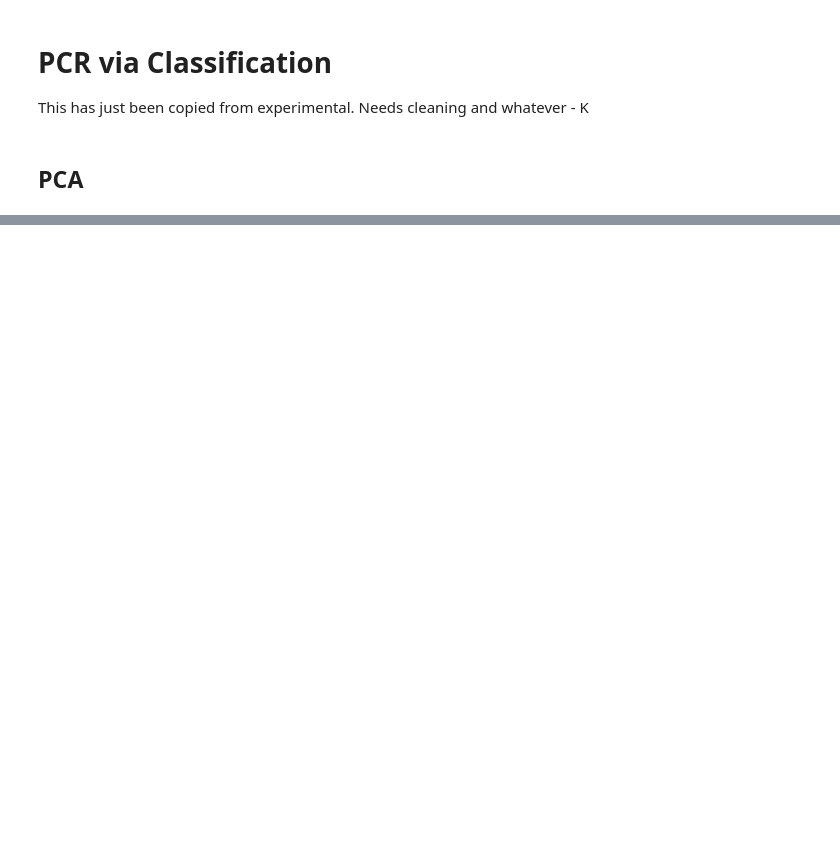
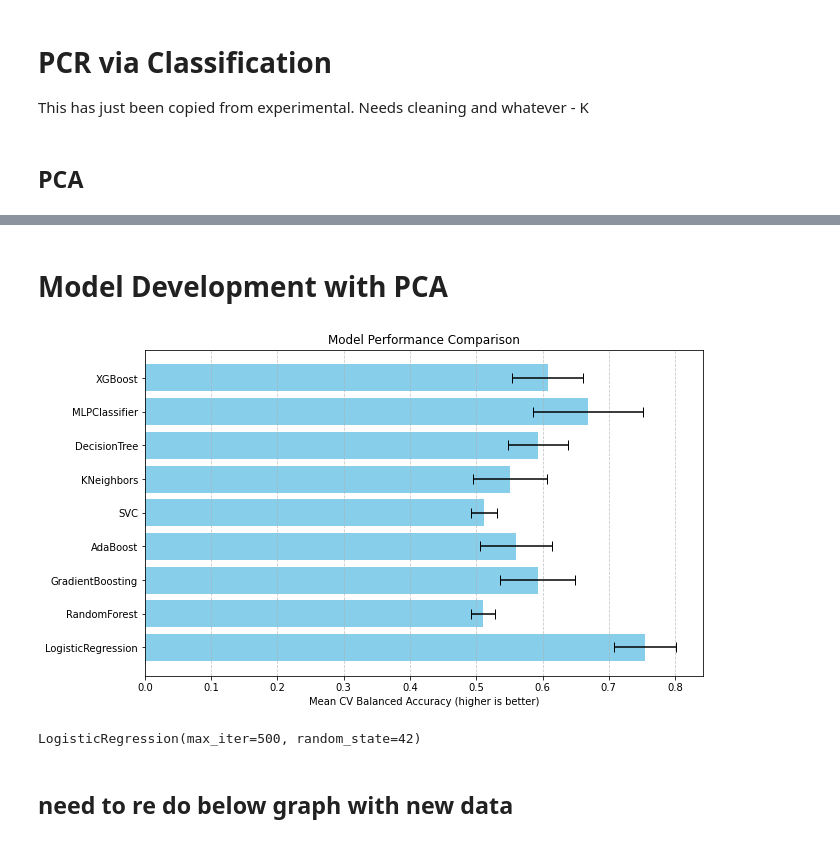
Before and after one commit to KRooL4E/ML_CW2, a Jupyter notebook: PCR_Method_Dev.ipynb, the cells around one changed output, grey strips where cells are left out. Drawn from its saved outputs; the diff is of its cells as text; code cells hidden in the pictures; blank space fills up the shorter version.

```diff
--- a/PCR_Method_Dev.ipynb
+++ b/PCR_Method_Dev.ipynb
@@ -61,8 +46,8 @@ X_scaled = pd.concat([X_continuous_scaled_df, X_pcr_encoded[categorical_vars].re
 # %%
-X_train, X_test, y_train, y_test = train_test_split(X_scaled, y_pcr, test_size=0.2, random_state=42)
+X_train, X_test, y_train, y_test = train_test_split(X_df, y_df, test_size=0.2, random_state=42)
 
 # Initialize PCA to keep 95% of the variance
-pca = PCA(n_components=0.95)
+pca = PCA(n_components=0.9999)
 
 # Fit and transform the training data
 X_train_pca = pca.fit_transform(X_train)
@@ -70,6 +55,8 @@ X_train_pca = pca.fit_transform(X_train)
 # Transform the test data
 X_test_pca = pca.transform(X_test)
 
+
+
 # Print explained variance ratio
 print("Explained variance ratio:", pca.explained_variance_ratio_)
 print("Number of components:", pca.n_components_)
@@ -82,10 +79,10 @@ Number of components: 19
 # %%
 # Train a classifier (e.g., Random Forest)
 clf = RandomForestClassifier(random_state=42)
-clf.fit(X_train_pca, y_train)
+clf.fit(X_train, y_train)
 
 # Make predictions
-y_pred = clf.predict(X_test_pca)
+y_pred = clf.predict(X_test)
 
 # Evaluate the model
 accuracy = accuracy_score(y_test, y_pred)
@@ -319 +234,65 @@ weighted avg       0.75      0.78      0.76        79
+# %% [markdown]
+# Model Development with PCA
+# %%
+# Define different classifiers
+classifiers = {
+    'LogisticRegression': LogisticRegression(max_iter=500, random_state=42),
+    'RandomForest': RandomForestClassifier(n_estimators=100, random_state=42),
+    'GradientBoosting': GradientBoostingClassifier(n_estimators=100, random_state=42),
+    'AdaBoost': AdaBoostClassifier(estimator=DecisionTreeClassifier(), n_estimators=100, random_state=42),
+    'SVC': SVC(kernel='rbf', probability=True, random_state=42),
+    'KNeighbors': KNeighborsClassifier(n_neighbors=5),
+    'DecisionTree': DecisionTreeClassifier(random_state=42),
+    'MLPClassifier': MLPClassifier(hidden_layer_sizes=(100,), activation='relu', max_iter=500, random_state=42),
+    'XGBoost': xgb.XGBClassifier(n_estimators=100, learning_rate=0.1, max_depth=3, random_state=42)
+}
+
+
+# Define a custom scoring metric (Accuracy in this case)
+accuracy_scorer = make_scorer(balanced_accuracy_score)# Create pipelines for each classifier
+
+
+results = {}
+
+for classifier in classifiers.keys():
+    #print(f"Running Cross-Validation for {classifier}...")
+
+    # Perform 5-fold cross-validation
+    cv_scores = cross_val_score(classifiers[classifier], X_train_pca, y_train, cv=5, scoring=accuracy_scorer, n_jobs=-1)
+
+    # Store results
+    results[classifier] = {
+        'cv_scores': cv_scores,
+        'cv_mean_accuracy': cv_scores.mean(),
+        'cv_std_accuracy': cv_scores.std()
+    }
+
+    # print(f"Model: {classifier}")
+    # print(f"Cross-Validation Accuracy Scores: {cv_scores}")
+    # print(f"Mean CV Accuracy: {cv_scores.mean():.4f}")
+    # print(f"Standard Deviation of CV Accuracy: {cv_scores.std():.4f}")
+    # print()
+
+# Visualize results
+model_names = list(results.keys())
+cv_mean_accuracy = [results[name]['cv_mean_accuracy'] for name in model_names]
+cv_std_accuracy = [results[name]['cv_std_accuracy'] for name in model_names]
+
+# Bar plot for cross-validation results
+plt.figure(figsize=(10, 6))
+plt.barh(model_names, cv_mean_accuracy, xerr=cv_std_accuracy, color='skyblue', capsize=5)
+plt.xlabel('Mean CV Balanced Accuracy (higher is better)')
+plt.title('Model Performance Comparison')
+plt.grid(axis='x', linestyle='--', alpha=0.7)
+plt.show()
+
+# Fit and evaluate the best model (based on mean accuracy) on the validation set
+best_model_name = max(results, key=lambda name: results[name]['cv_mean_accuracy'])
+best_pipeline = classifiers[best_model_name]
+best_pipeline.fit(X_train_pca, y_train)
+# %% [output]
+[figure, added]
+LogisticRegression(max_iter=500, random_state=42)
+# %% [markdown]
+## need to re do below graph with new data
 # %%
```
Also changed, not shown: parts of 19 cells of this notebook.
